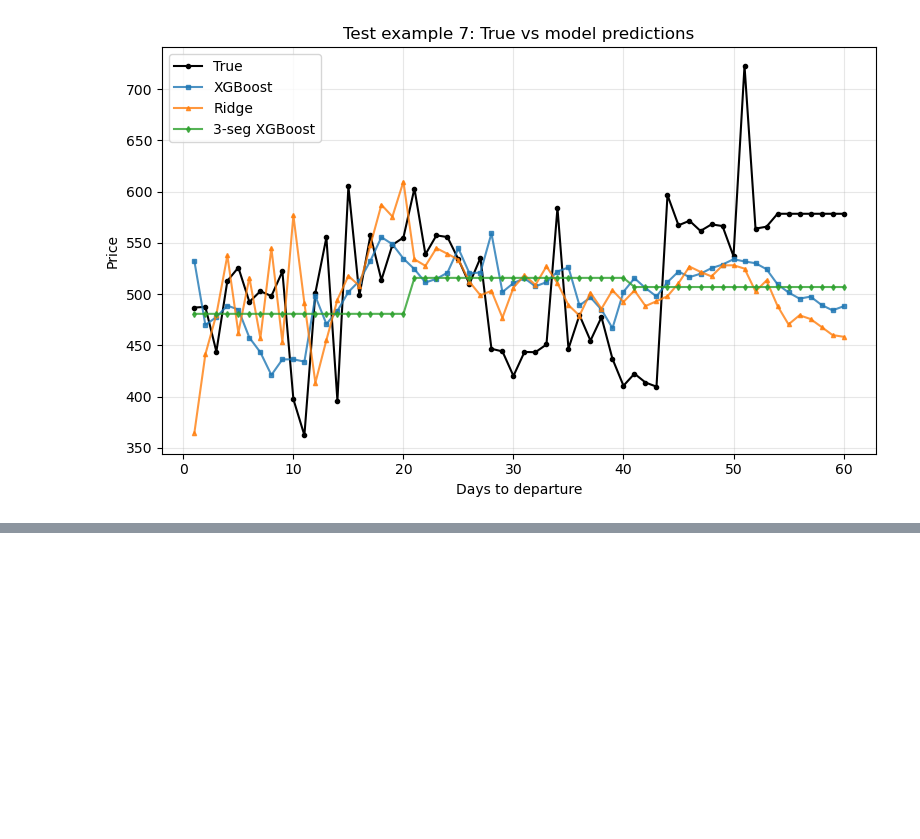
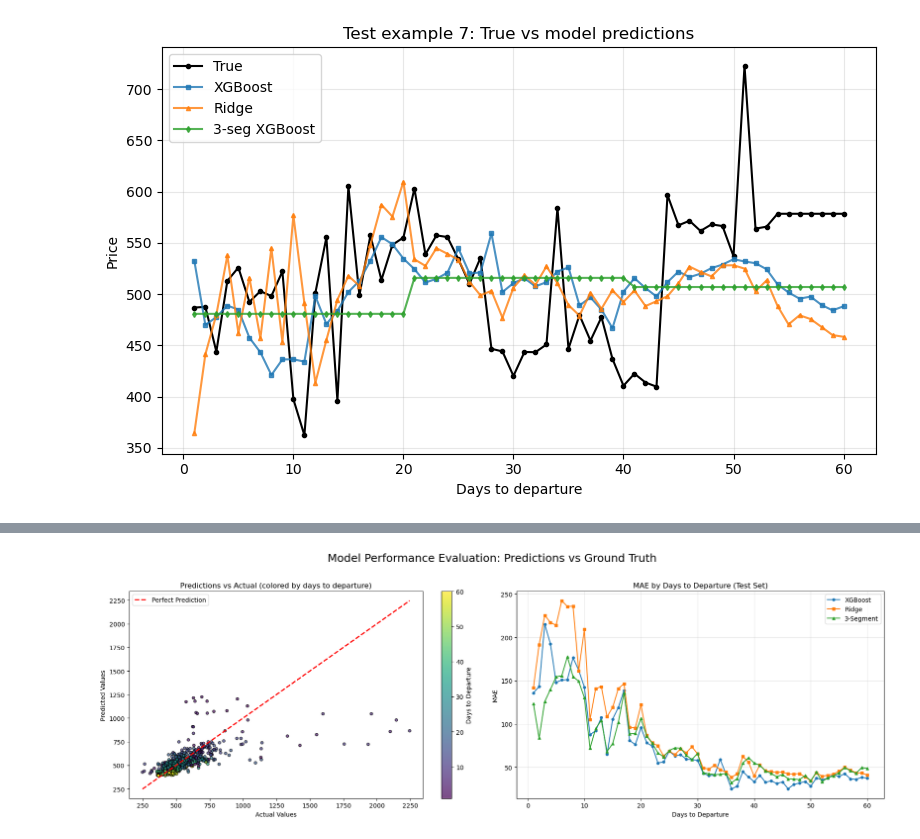
Before and after one commit to AndrasFerenczy/Applied-Machine-Learning-Project-CS-5785, a Jupyter notebook: training.ipynb, the cells around one changed output, grey strips where cells are left out. Saved outputs shown, nothing was run; the diff lists cells and outputs as text; code cells hidden in the pictures; blank space fills up the shorter version.

```diff
--- a/training.ipynb
+++ b/training.ipynb
@@ -701,0 +793,94 @@ for idx in example_indices:
+# %%
+
+# get test predictions for XGBoost and Ridge
+y_test_pred_xgb = model.predict(X_test)
+y_test_pred_ridge = ridge_model.predict(X_test)
+
+y_test_seg1 = segment_means(y_test, seg1_mask)  # (n_test, 1)
+y_test_seg2 = segment_means(y_test, seg2_mask)  # (n_test, 1)
+y_test_seg3 = segment_means(y_test, seg3_mask)  # (n_test, 1)
+y_test_seg = np.hstack(
+    [y_test_seg1, y_test_seg2, y_test_seg3]
+)
+
+y_test_seg_pred = seg_model.predict(X_test)
+y_test_pred_seg = reconstruct_from_segments(
+    y_test_seg_pred, y_test.shape[1]
+)
+
+n_samples, n_horizons = y_test.shape
+days = np.arange(1, n_horizons + 1)
+
+days_rep = np.tile(days, n_samples)
+y_true_flat = y_test.flatten()
+y_pred_flat_xgb = y_test_pred_xgb.flatten()
+y_pred_flat_ridge = y_test_pred_ridge.flatten()
+y_pred_flat_seg = y_test_pred_seg.flatten()
+
+y_pred_flat = y_pred_flat_xgb
+
+mae_xgb_per_h = []
+mae_ridge_per_h = []
+mae_seg_per_h = []
+
+for h in range(n_horizons):
+    mae_xgb_per_h.append(mean_absolute_error(y_test[:, h], y_test_pred_xgb[:, h]))
+    mae_ridge_per_h.append(mean_absolute_error(y_test[:, h], y_test_pred_ridge[:, h]))
+    mae_seg_per_h.append(mean_absolute_error(y_test[:, h], y_test_pred_seg[:, h]))
+
+mae_xgb_per_h = np.array(mae_xgb_per_h)
+mae_ridge_per_h = np.array(mae_ridge_per_h)
+mae_seg_per_h = np.array(mae_seg_per_h)
+
+
+plt.figure(figsize=(18, 6))
+
+ax1 = plt.subplot(1, 2, 1)
+
+scatter = ax1.scatter(
+    y_true_flat,
+    y_pred_flat,
+    c=days_rep,
+    cmap="viridis",
+    alpha=0.7,
+    edgecolor="k",
+    s=20,
+)
+
+min_val = min(y_true_flat.min(), y_pred_flat.min())
+max_val = max(y_true_flat.max(), y_pred_flat.max())
+ax1.plot(
+    [min_val, max_val],
+    [min_val, max_val],
+    "r--",
+    linewidth=2,
+    label="Perfect Prediction",
+)
+
+ax1.set_xlabel("Actual Values")
+ax1.set_ylabel("Predicted Values")
+ax1.set_title("Predictions vs Actual (colored by days to departure)")
+
+cbar = plt.colorbar(scatter, ax=ax1)
+cbar.set_label("Days to Departure")
+
+ax1.legend()
+ax2 = plt.subplot(1, 2, 2)
+
+ax2.plot(days, mae_xgb_per_h, label="XGBoost", marker="o", ms=4)
+ax2.plot(days, mae_ridge_per_h, label="Ridge", marker="s", ms=4)
+ax2.plot(days, mae_seg_per_h, label="3-Segment", marker="^", ms=4)
+
+ax2.set_xlabel("Days to Departure")
+ax2.set_ylabel("MAE")
+ax2.set_title("MAE by Days to Departure (Test Set)")
+ax2.grid(alpha=0.3)
+ax2.legend()
+
+plt.suptitle(
+    "Model Performance Evaluation: Predictions vs Ground Truth", fontsize=18, y=1.02
+)
+plt.tight_layout()
+plt.show()
+# %% [output]
+[figure, added]
```
Also changed, not shown: parts of 5 cells of this notebook.
